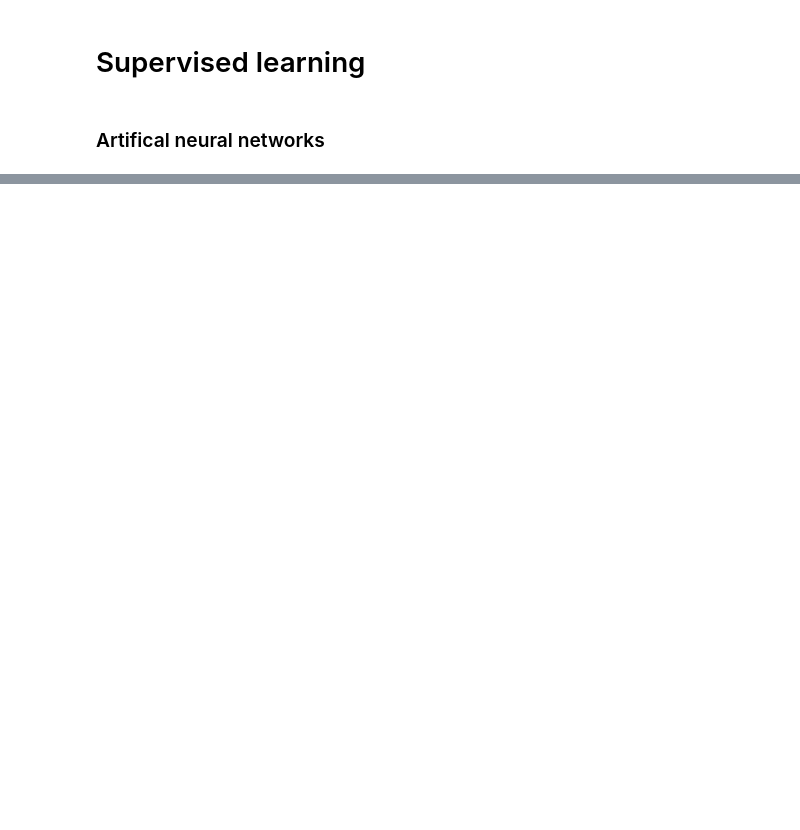
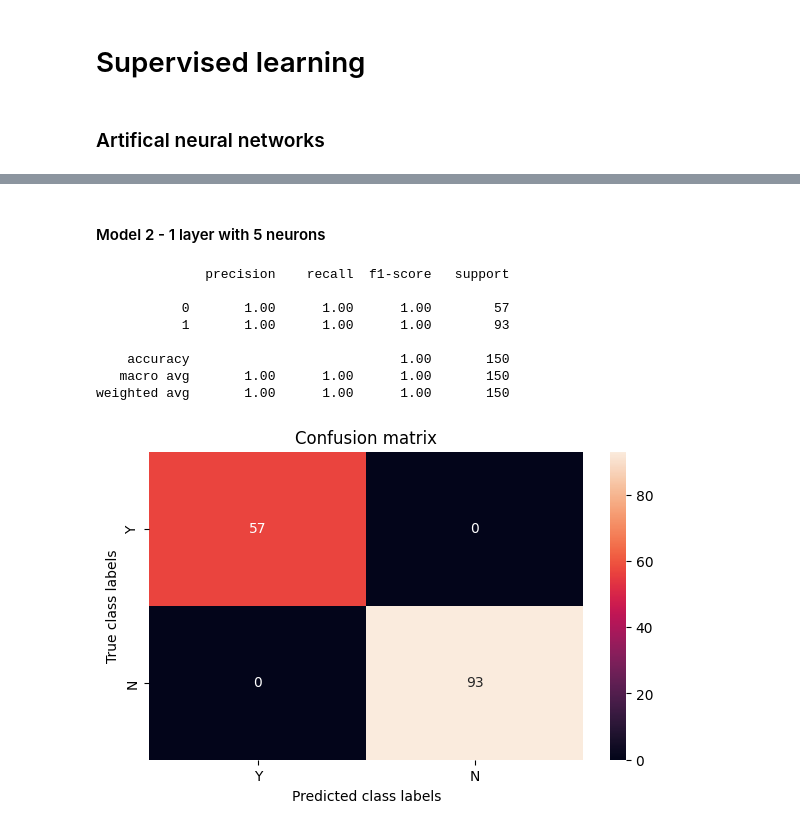
Before and after one commit to matheu-s/loan-approval-prediction-ML-models, a Jupyter notebook: main.ipynb, the cells around one changed output, grey strips where cells are left out. Cells and saved outputs as stored; diff of their text form; code cells hidden in the pictures; blank space fills up the shorter version.

```diff
--- a/main.ipynb
+++ b/main.ipynb
@@ -318,0 +394,30 @@ Dendrogram = shc.dendrogram((shc.linkage(clustering_dataset, method ='ward')))
+# %% [markdown]
+#### Model 2 - 1 layer with 5 neurons
+# %%
+my_ann_model_2 = MLPClassifier(hidden_layer_sizes=(5), max_iter=50, activation = 'logistic', solver='sgd', learning_rate_init = 0.2, verbose = 0)
+my_ann_model_2.fit(X_train, y_train)
+
+#we use the trained model with a test set to obtain predictions
+y_predictions_2 = my_ann_model_2.predict(X_test)
+#displaying metrics
+print(classification_report(y_test,y_predictions_2, zero_division=0))
+#creating a confusion matrix
+my_confusion_matrix = confusion_matrix(y_test, y_predictions_2)
+#displaying the confusion matrix
+fig, ax = pltb.subplots(figsize=(7,4))
+sns.heatmap(my_confusion_matrix, annot = True, fmt = 'g', ax = ax);
+ax.set_xlabel('Predicted class labels');
+ax.set_ylabel('True class labels');
+ax.set_title('Confusion matrix');
+ax.xaxis.set_ticklabels(my_dataset['Status'].unique());
+ax.yaxis.set_ticklabels(my_dataset['Status'].unique());
+# %% [output]
+              precision    recall  f1-score   support
+
+           0       1.00      1.00      1.00        57
+           1       1.00      1.00      1.00        93
+
+    accuracy                           1.00       150
+   macro avg       1.00      1.00      1.00       150
+weighted avg       1.00      1.00      1.00       150
+[figure, added]
```
Also changed, not shown: parts of 15 cells of this notebook, 1 other file.
